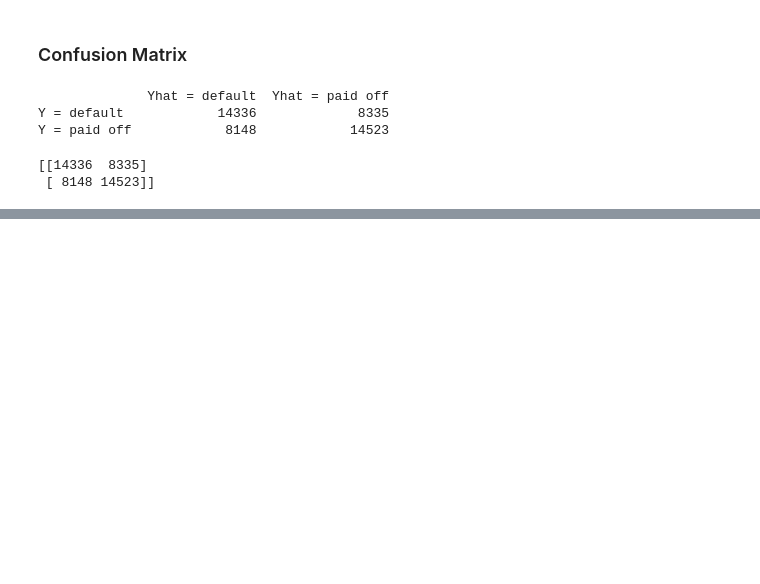
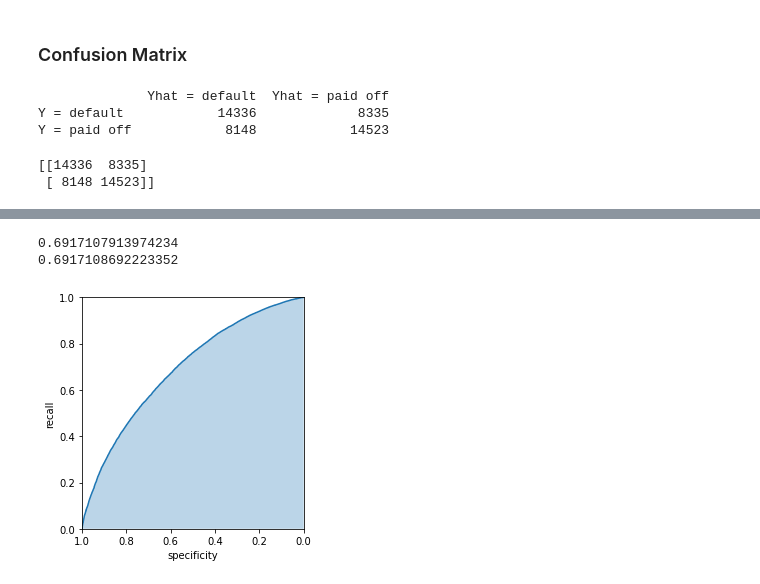
Before and after one commit to beauvilerobed/statistics-for-data-science, a Jupyter notebook: 5_Classification.ipynb, the cells around one changed output, grey strips where cells are left out. Drawn from its saved outputs; the diff is of its cells as text; code cells hidden in the pictures; blank space fills up the shorter version.

```diff
--- a/5_Classification.ipynb
+++ b/5_Classification.ipynb
@@ -631,0 +728,25 @@ print(confusion_matrix(y, logit_reg.predict(X)))
+# %%
+
+print(np.sum(roc_df.recall[:-1] * np.diff(1 - roc_df.specificity)))
+print(roc_auc_score([1 if yi == 'default' else 0 for yi in y], logit_reg.predict_proba(X)[:, 0]))
+# %% [output]
+0.6917107913974234
+0.6917108692223352
+# %%
+fpr, tpr, thresholds = roc_curve(y, logit_reg.predict_proba(X)[:,0],
+                                 pos_label='default')
+roc_df = pd.DataFrame({'recall': tpr, 'specificity': 1 - fpr})
+
+ax = roc_df.plot(x='specificity', y='recall', figsize=(4, 4), legend=False)
+ax.set_ylim(0, 1)
+ax.set_xlim(1, 0)
+# ax.plot((1, 0), (0, 1))
+ax.set_xlabel('specificity')
+ax.set_ylabel('recall')
+ax.fill_between(roc_df.specificity, 0, roc_df.recall, alpha=0.3)
+
+
+plt.tight_layout()
+plt.show()
+# %% [output]
+[figure, added]
```
Also changed, not shown: parts of 25 cells of this notebook, 1 other file.
